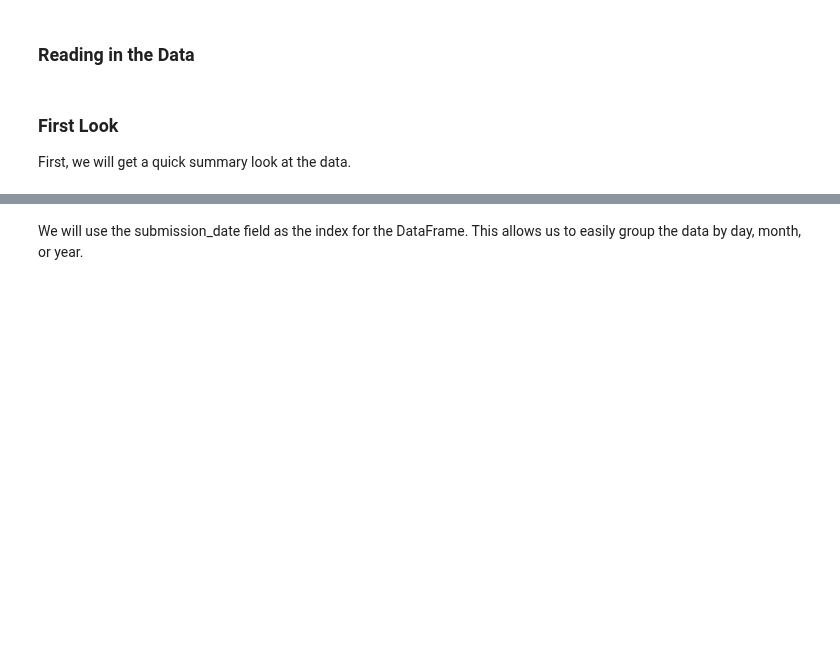
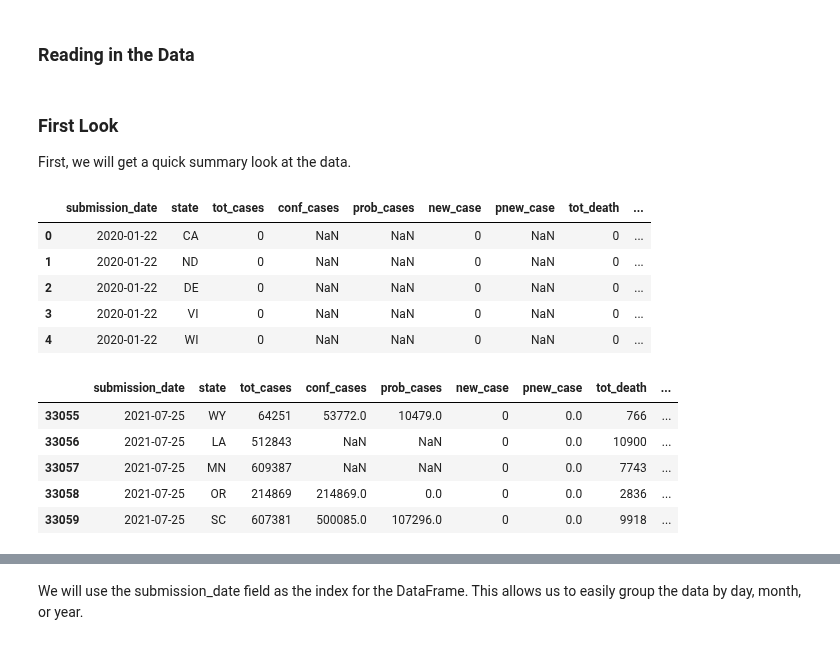
Before and after one commit to arquillen-py/jupyter-books, a Jupyter notebook: covidky.ipynb, the cells around one changed output, grey strips where cells are left out. Cells and saved outputs as stored; diff of their text form; code cells hidden in the pictures; blank space fills up the shorter version.

```diff
--- a/covidky.ipynb
+++ b/covidky.ipynb
@@ -56,7 +59,20 @@ df = pd.read_excel("Datasets/casesanddeathsbystate.xlsx", engine = "openpyxl") #
 ### First Look
 First, we will get a quick summary look at the data.
 # %%
-print( df.head(5) ) # First rows in the data start on January 22nd of 2020, where no cases or deaths were reported
-print( df.tail(5) )
+df.head(5) # First rows in the data start on January 22nd of 2020, where no cases or deaths were reported
+df.tail(5)
+# %% [output]
+|  | submission_date | state | tot_cases | conf_cases | prob_cases | new_case | pnew_case | tot_death | ... |
+| 0 | 2020-01-22 | CA | 0 | NaN | NaN | 0 | NaN | 0 | ... |
+| 1 | 2020-01-22 | ND | 0 | NaN | NaN | 0 | NaN | 0 | ... |
+| 2 | 2020-01-22 | DE | 0 | NaN | NaN | 0 | NaN | 0 | ... |
+| 3 | 2020-01-22 | VI | 0 | NaN | NaN | 0 | NaN | 0 | ... |
+| 4 | 2020-01-22 | WI | 0 | NaN | NaN | 0 | NaN | 0 | ... |
+|  | submission_date | state | tot_cases | conf_cases | prob_cases | new_case | pnew_case | tot_death | ... |
+| 33055 | 2021-07-25 | WY | 64251 | 53772.0 | 10479.0 | 0 | 0.0 | 766 | ... |
+| 33056 | 2021-07-25 | LA | 512843 | NaN | NaN | 0 | 0.0 | 10900 | ... |
+| 33057 | 2021-07-25 | MN | 609387 | NaN | NaN | 0 | 0.0 | 7743 | ... |
+| 33058 | 2021-07-25 | OR | 214869 | 214869.0 | 0.0 | 0 | 0.0 | 2836 | ... |
+| 33059 | 2021-07-25 | SC | 607381 | 500085.0 | 107296.0 | 0 | 0.0 | 9918 | ... |
 # %%
 df.describe()
```
Also changed, not shown: parts of 6 cells of this notebook.
